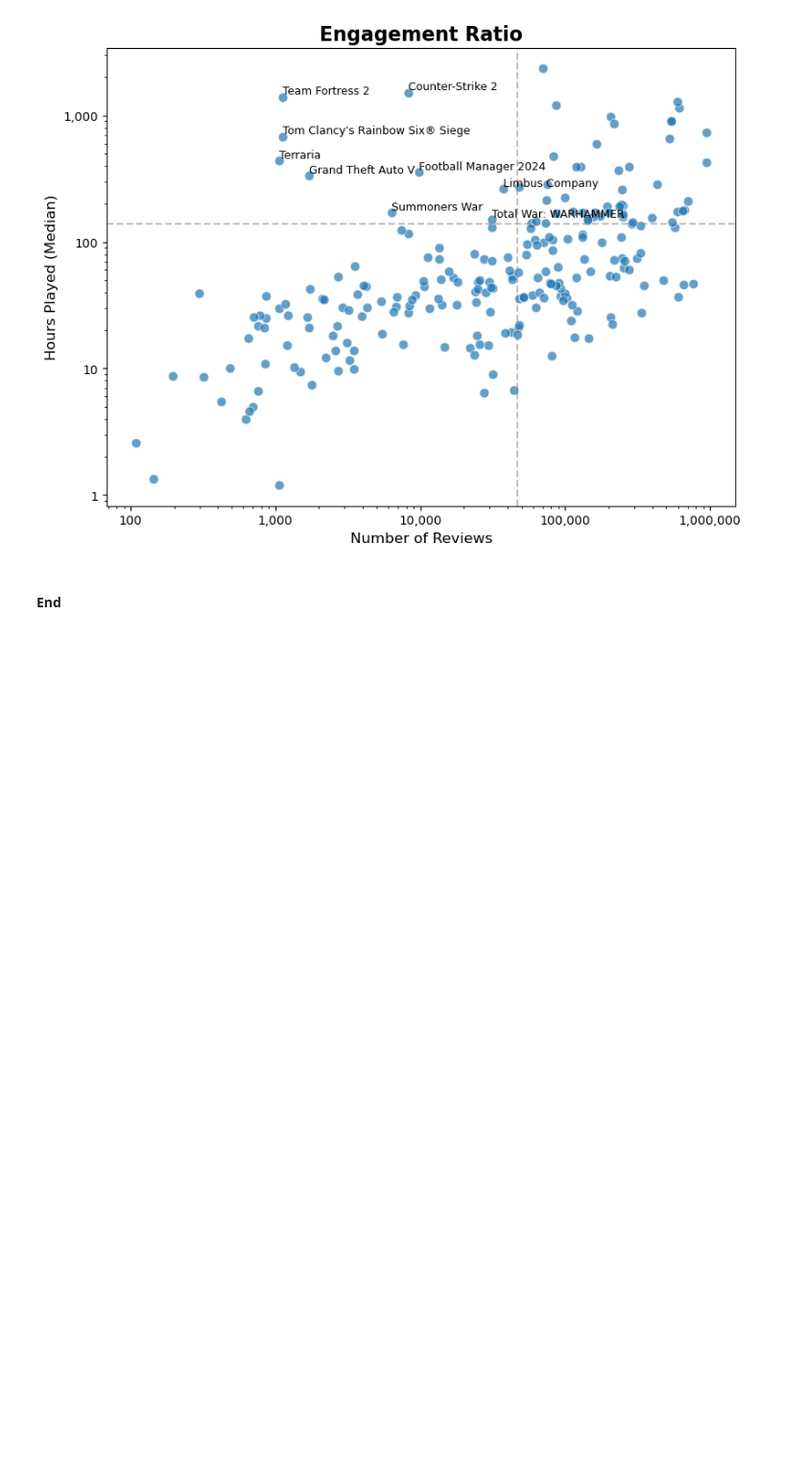
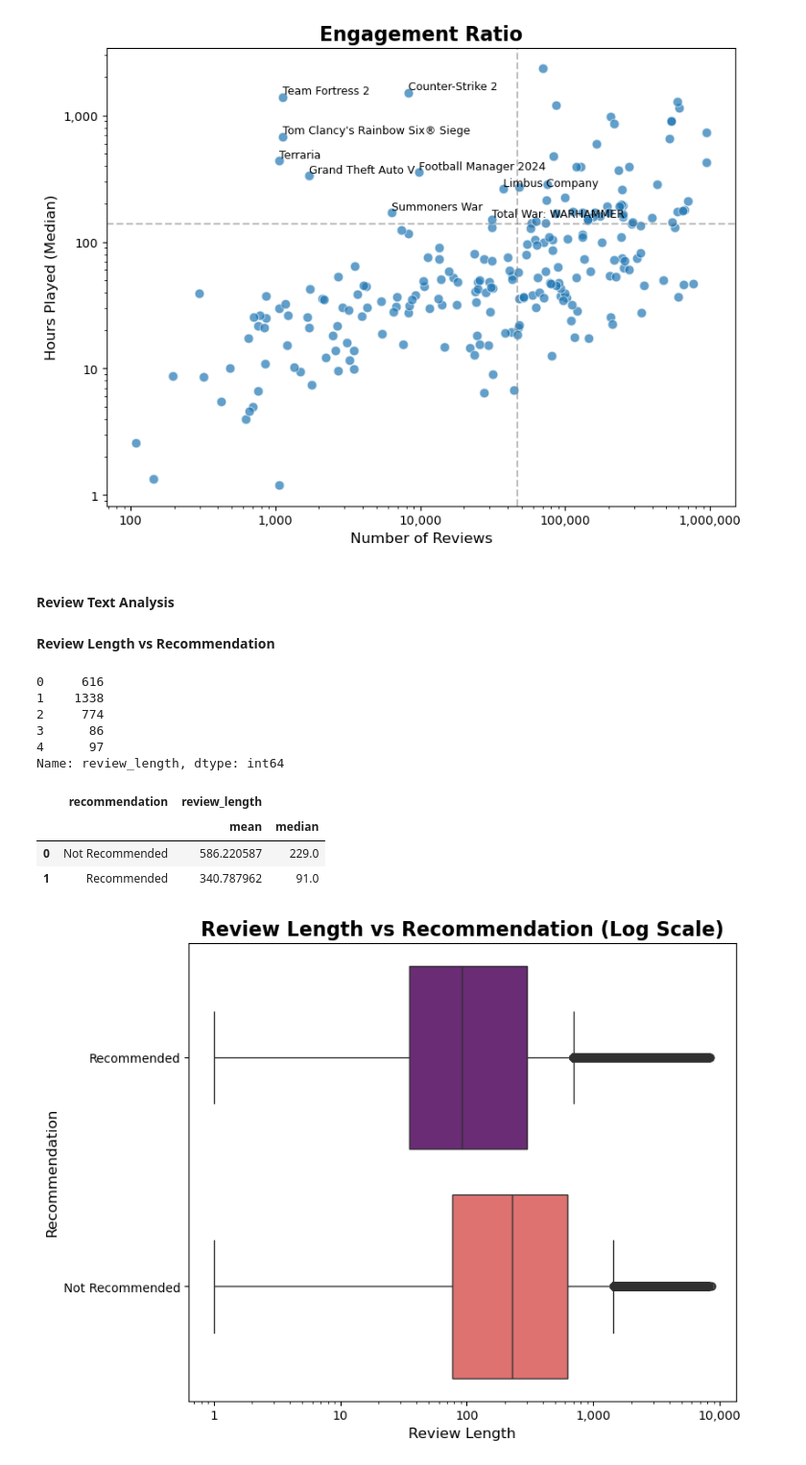
Before and after one commit to riowinarno/steam-games-reviews-and-rankings, a Jupyter notebook: notebook.ipynb, the cells around one changed output. Shown at 96% size. Cells and saved outputs as stored; diff of their text form; code cells hidden in the pictures; blank space fills up the shorter version.

Commit message:
feat: complete exploratory text analysis on review length and top n-grams

```diff
--- a/notebook.ipynb
+++ b/notebook.ipynb
@@ -1008,4 +1003,48 @@ plt.show()
 # %% [output]
 [figure]
 # %% [markdown]
-#### End
+#### <b>Review Text Analysis</b>
+# %% [markdown]
+<b>Review Length vs Recommendation</b>
+# %%
+df_games_reviews_clean['review_length'] = df_games_reviews_clean['review'].astype(str).str.len()
+df_games_reviews_clean['review_length'].head()
+# %% [output]
+0     616
+1    1338
+2     774
+3      86
+4      97
+Name: review_length, dtype: int64
+# %%
+df_games_reviews_clean.groupby('recommendation').agg({
+    'review_length': ['mean', 'median']
+}).reset_index()
+# %% [output]
+|  | recommendation | review_length |  |
+|  |  | mean | median |
+| 0 | Not Recommended | 586.220587 | 229.0 |
+| 1 | Recommended | 340.787962 | 91.0 |
+# %%
+# Visualization
+fig, ax = plt.subplots(figsize=(8, 6), layout='constrained')
+
+sns.boxplot(
+    df_games_reviews_clean,
+    x='review_length',
+    y='recommendation',
+    palette='magma',
+    hue='recommendation',
+    legend=False,
+)
+
+ax.set_title('Review Length vs Recommendation (Log Scale)', fontsize=16, fontweight='bold')
+ax.set_xlabel('Review Length', fontsize=12)
+ax.set_ylabel('Recommendation', fontsize=12)
+
+ax.set_xscale('log')
+ax.xaxis.set_major_formatter(FuncFormatter(lambda x, pos: f"{x:,.0f}"))
+
+plt.show()
+# %% [output]
+[figure, added]
```
Also changed, not shown: parts of 7 cells of this notebook.
